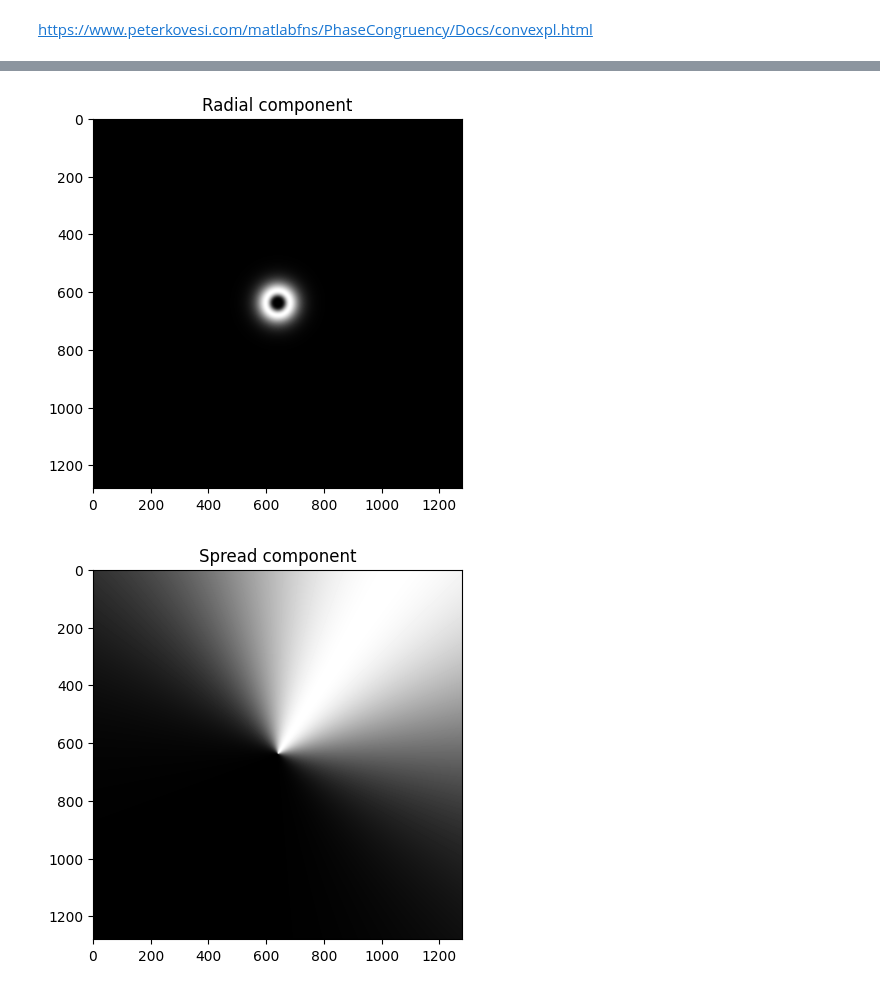
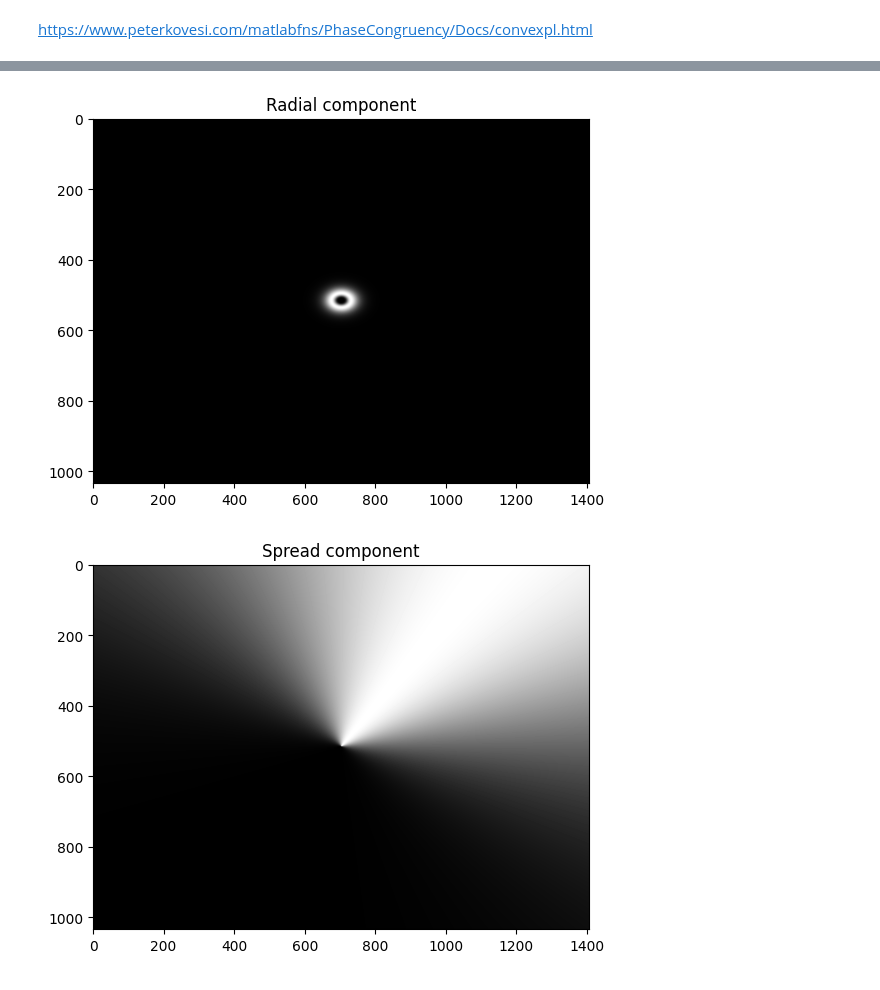
Before and after one commit to Matheus-Mazieiro/PDI-LogGabbor, a Jupyter notebook: Log-GaborFilter.ipynb, the cells around one changed output, grey strips where cells are left out. Cells and saved outputs as stored; diff of their text form; code cells hidden in the pictures.

```diff
--- a/Log-GaborFilter.ipynb
+++ b/Log-GaborFilter.ipynb
@@ -5,9 +5,9 @@ import numpy as np
 import matplotlib.pyplot as plt
 import cv2
 # %%
-img_path = 'C:/Users/mathe/Desktop/Pastas/UFSCar/Perfil 5/PDI/Desenvolvimento/'
-img_filename = 'Produtos_MatheusMazieiro.tiff'
-#img_filename = 'White_circle_on_black_background.svg.png'
+img_path = 'C:/Users/mathe/Desktop/Pastas/UFSCar/Perfil 5/PDI/Desenvolvimento/PDI-LogGabbor - git/'
+#img_filename = 'Produtos_MatheusMazieiro.tiff'
+img_filename = 'synthetic.jpg'
 
 # Lê imagem e automaticamente converte para 1 canal de cinza
 img = cv2.imread(img_path + img_filename, cv2.IMREAD_GRAYSCALE)
@@ -36,16 +36,16 @@ for x in range(P):
 f = np.fft.fft2(mult_img)
 # %%
 #Definindo o filtro de gabor (trocar para log-gabor quando nescessario)
-def logGabor(lamda, theta, psi, sigma, gamma, M, N):
+def logGabor(lamda, theta, angl, sigma, thetaSigma, M, N):
     #cria o meshgrid radial
     (x, y) = np.meshgrid(np.arange(-N//2 + 1, N//2 + 1)/N, np.arange(-M//2 + 1, M//2 + 1)/M)
-    radius = (x**2 + y**2)**.5
-    radius[N//2][M//2] = 1
+    radius = np.sqrt(x**2 + y**2)
+    radius[N//2, M//2] = 1  # Evita a divisão por zero, mas sem definir um valor fixo
+
 
 
     #radial component
-    wavelength = 30
-    fo = 1/wavelength # desired filter wavelength
+    fo = 1/lamda # desired filter wavelength
     logGabor = np.exp(-0.5 * (np.log(radius/fo)**2)/np.log(sigma)**2) # The bandwidth of the filter is controlled by the parameter sigma
     logGabor [N//2, M//2] = 0
 
@@ -60,8 +60,8 @@ def logGabor(lamda, theta, psi, sigma, gamma, M, N):
     sinTheta = np.sin(theta)
     cosTheta = np.cos(theta)
 
-    angl = 1
-    thetaSigma = .75
+    #angl = 0 #
+    #thetaSigma = .1 #
     ds = sinTheta * np.cos(angl) - cosTheta * np.sin(angl)
     dc = cosTheta * np.cos(angl) + sinTheta * np.sin(angl)
     dtheta = abs(np.arctan2(ds, dc))
@@ -79,14 +79,14 @@ def logGabor(lamda, theta, psi, sigma, gamma, M, N):
 
     return gab_filter
 # %%
-lb = 5
-theta = 0 * (np.pi/180)
-psi = 0
+lb = 50 #tamnho do circulo
+theta = 45 * (np.pi/180)
+psi = 45
 sg = 1.5#10
-gm = .4
+gm = .75
 
 #Gera o filtro
 gb = logGabor(lb, theta, psi, sg, gm, P, Q)
 # %% [output]
-[figure, old version]
+[figure, new version]
-[figure, old version]
+[figure, new version]
```
Also changed, not shown: parts of 4 cells of this notebook, 1 other file.
